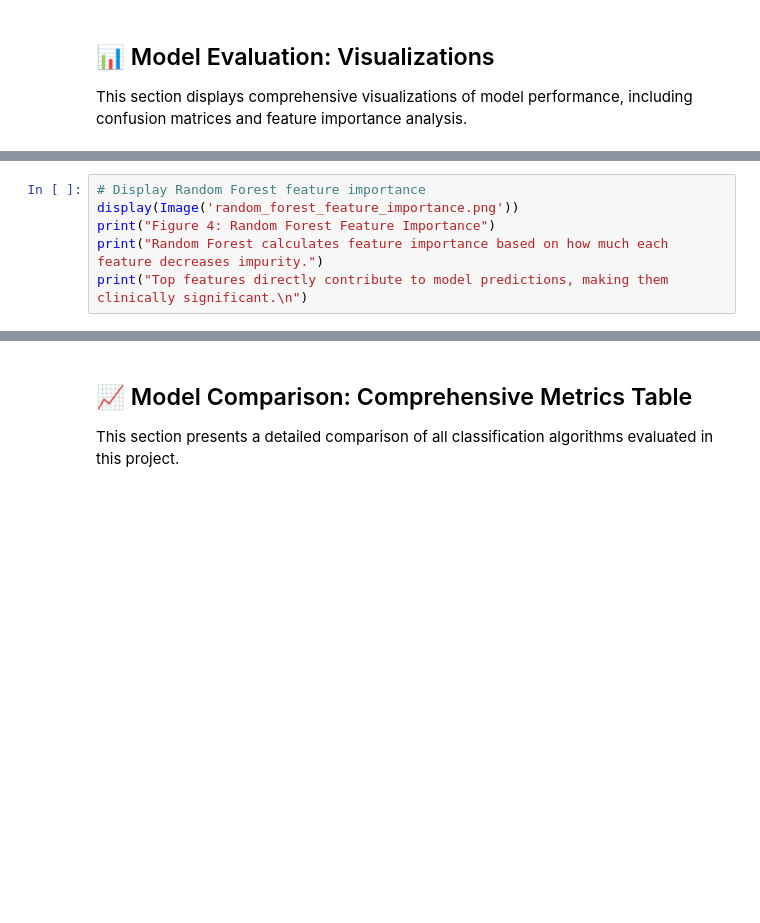
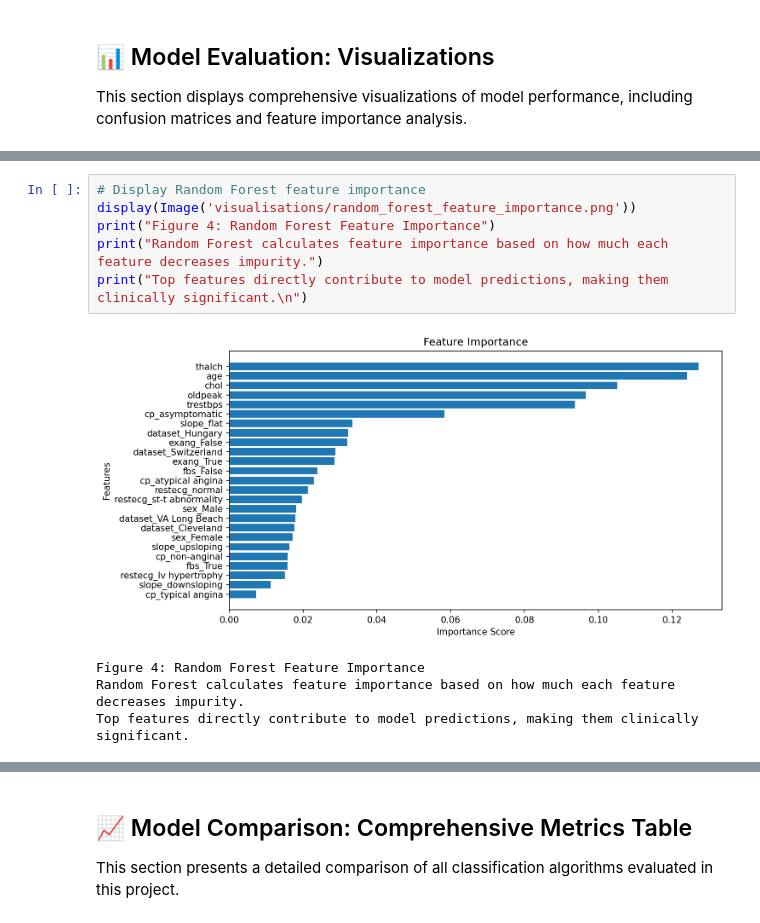
Before and after one commit to Eya-Bziouch/projet_ML, a Jupyter notebook: Heart_Disease_Classification_Report.ipynb, the cells around one changed output, grey strips where cells are left out. Cells and saved outputs as stored; diff of their text form; blank space fills up the shorter version.

```diff
--- a/Heart_Disease_Classification_Report.ipynb
+++ b/Heart_Disease_Classification_Report.ipynb
@@ -880,8 +929,13 @@ print("Understanding feature importance helps prioritize clinical measurements i
 # %%
 # Display Random Forest feature importance
-display(Image('random_forest_feature_importance.png'))
+display(Image('visualisations/random_forest_feature_importance.png'))
 print("Figure 4: Random Forest Feature Importance")
 print("Random Forest calculates feature importance based on how much each feature decreases impurity.")
 print("Top features directly contribute to model predictions, making them clinically significant.\n")
+# %% [output]
+[figure, added]
+Figure 4: Random Forest Feature Importance
+Random Forest calculates feature importance based on how much each feature decreases impurity.
+Top features directly contribute to model predictions, making them clinically significant.
 # %%
 # Display decision tree visualization
```
Also changed, not shown: parts of 16 cells of this notebook.
